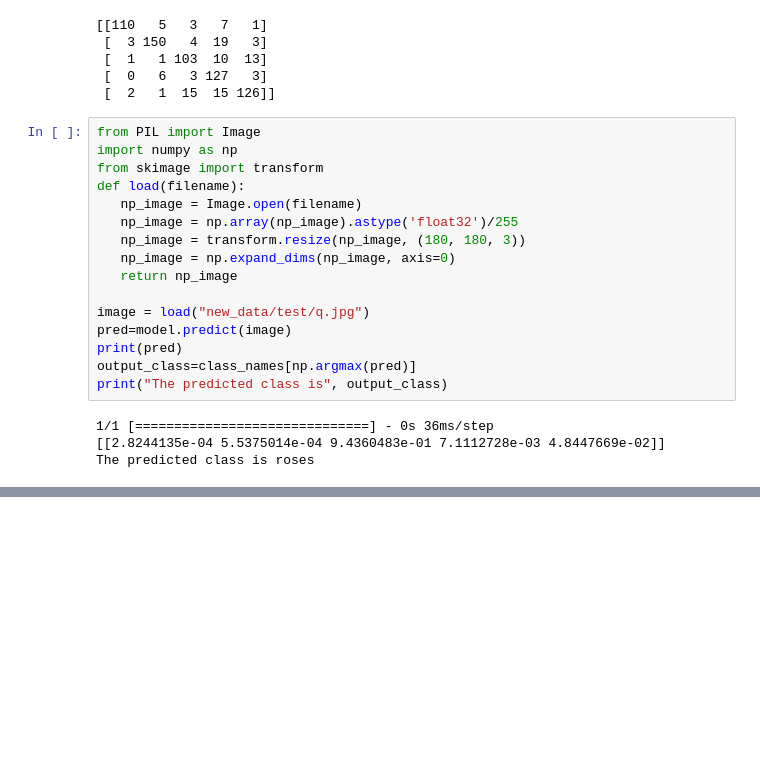
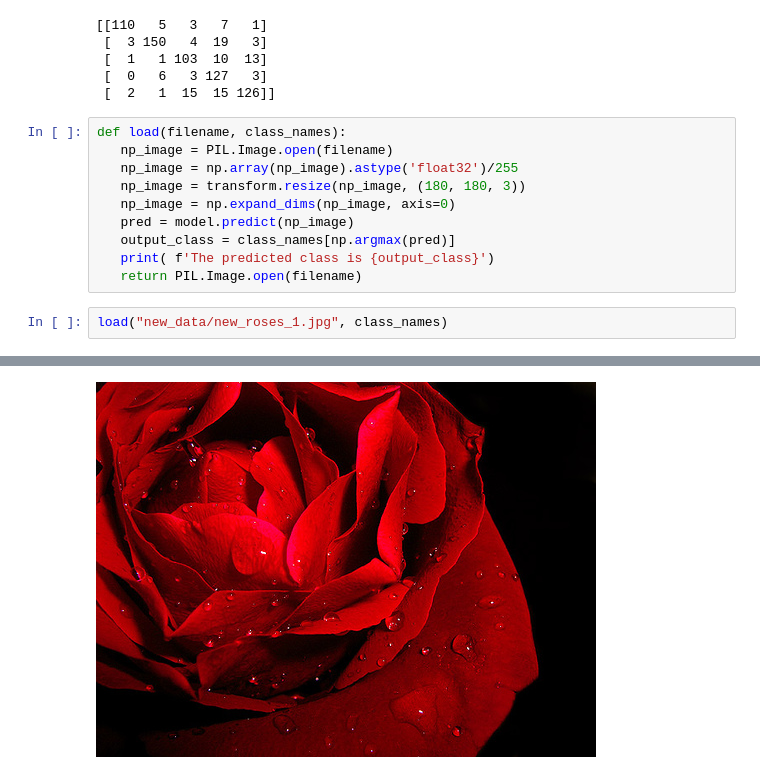
Before and after one commit to trizkynoviandy/flowers-image-classification, a Jupyter notebook: flowers_classification.ipynb, the cells around one changed output, grey strips where cells are left out. Saved outputs shown, nothing was run; the diff lists cells and outputs as text; blank space fills up the shorter version.

```diff
--- a/flowers_classification.ipynb
+++ b/flowers_classification.ipynb
@@ -207,22 +206,15 @@ print(confusion_matrix(validation_set.classes, y_pred))
  [  0   6   3 127   3]
  [  2   1  15  15 126]]
 # %%
-from PIL import Image
-import numpy as np
-from skimage import transform
-def load(filename):
-   np_image = Image.open(filename)
+def load(filename, class_names):
+   np_image = PIL.Image.open(filename)
    np_image = np.array(np_image).astype('float32')/255
    np_image = transform.resize(np_image, (180, 180, 3))
    np_image = np.expand_dims(np_image, axis=0)
-   return np_image
-
-image = load("new_data/test/q.jpg")
-pred=model.predict(image)
-print(pred)
-output_class=class_names[np.argmax(pred)]
-print("The predicted class is", output_class)
+   pred = model.predict(np_image)
+   output_class = class_names[np.argmax(pred)]
+   print( f'The predicted class is {output_class}')
+   return PIL.Image.open(filename)
-# %% [output]
-1/1 [==============================] - 0s 36ms/step
-[[2.8244135e-04 5.5375014e-04 9.4360483e-01 7.1112728e-03 4.8447669e-02]]
-The predicted class is roses
+# %%
+load("new_data/new_roses_1.jpg", class_names)
+# %% [output]
@@ -228,0 +223 @@ The predicted class is roses
+[figure, added]
```
Also changed, not shown: parts of 10 cells of this notebook.
